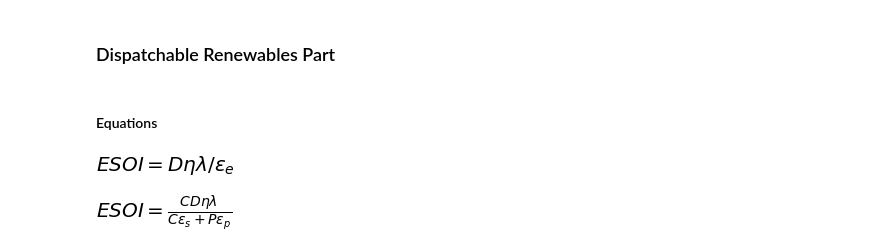
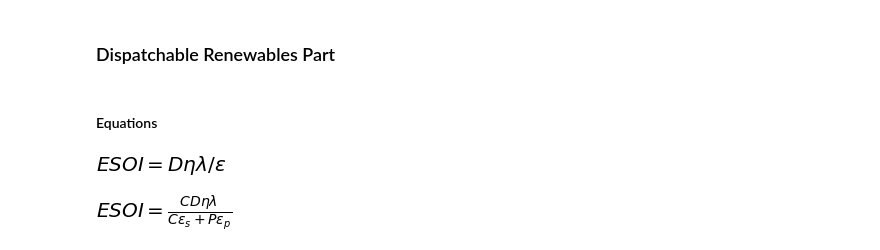
Before and after one commit to csaladenes/sustainable-energy-transitions, a Jupyter notebook: ccs/eroei-ccs-workbook.ipynb, the cells around one changed output. Drawn from its saved outputs; the diff is of its cells as text; code cells hidden in the pictures.

```diff
--- a/ccs/eroei-ccs-workbook.ipynb
+++ b/ccs/eroei-ccs-workbook.ipynb
@@ -400,12 +403,12 @@ IGCC Coal: CF=85, CR=60, EROEI_CCS - min=5.9, max=7.23
 #### Equations
 # %%
 l=Symbol('lambda')
-epse=Symbol('epsilon_e')
+epse=Symbol('epsilon')
 var('ESOI D');
 eq_S7=Eq(ESOI,l*e*D/epse)
 eq_S7
 # %% [output]
-[figure, old version]
+[figure, new version]
 # %%
 epsp=Symbol('epsilon_p')
 epss=Symbol('epsilon_s')
```
Also changed, not shown: parts of 23 cells of this notebook, 9 other files.
